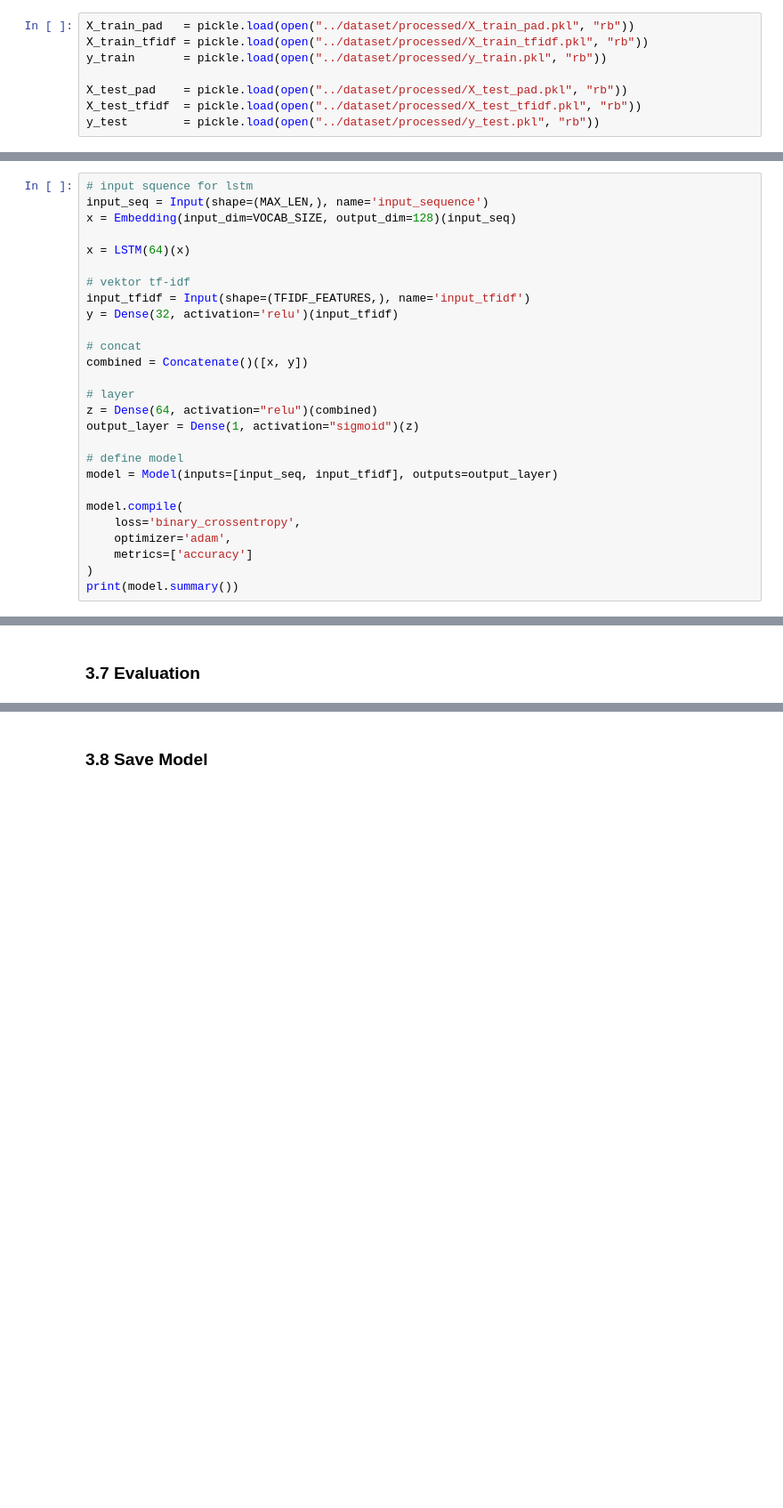
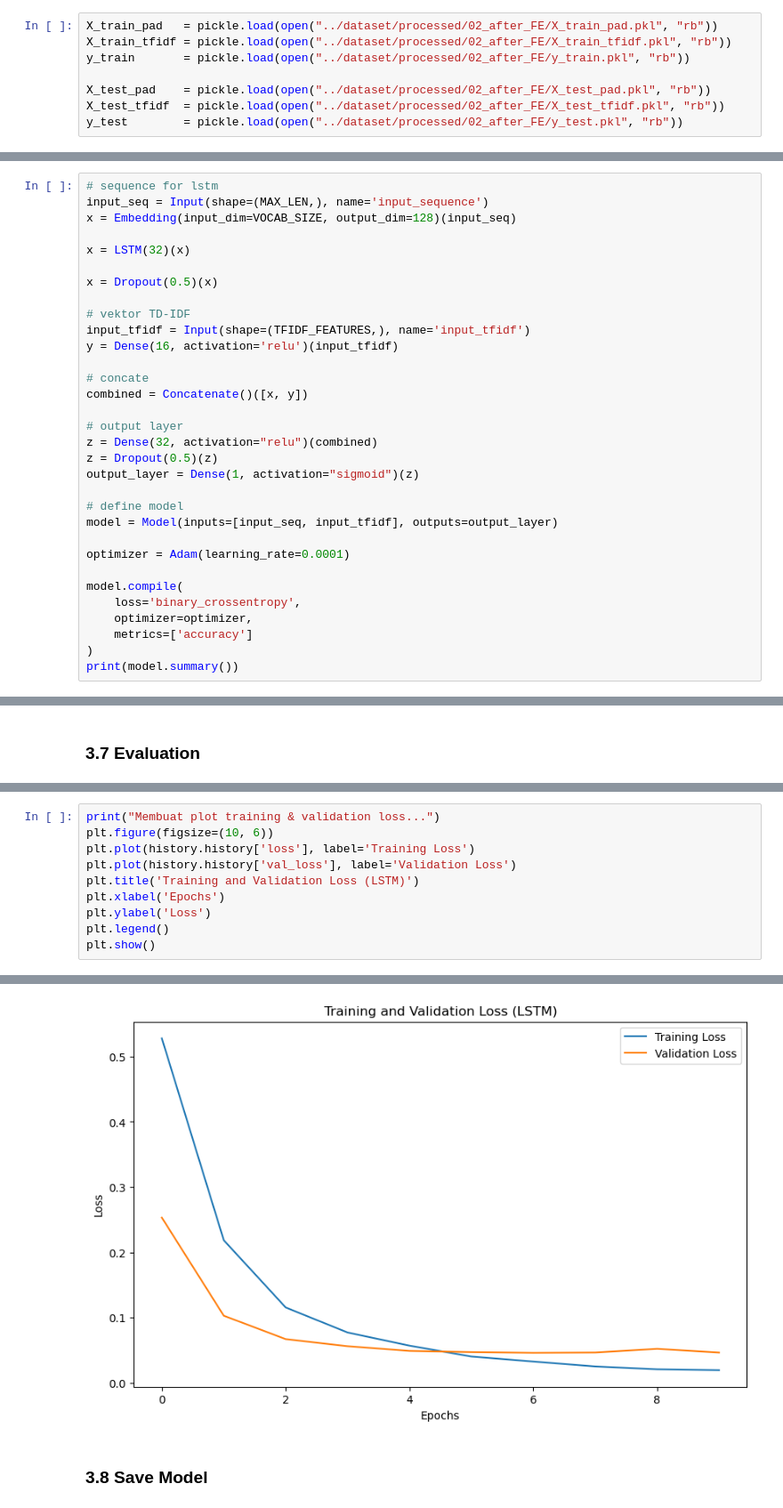
Before and after one commit to calistasalsabila/indonesian-hoax-detection-rf-rnn, a Jupyter notebook: notebook/03_modeling_tfidf_lstm.ipynb, the cells around one changed output, grey strips where cells are left out. Shown: that part at 89% size. Cells and saved outputs as stored; diff of their text form; blank space fills up the shorter version.

```diff
--- a/notebook/03_modeling_tfidf_lstm.ipynb
+++ b/notebook/03_modeling_tfidf_lstm.ipynb
@@ -19,13 +26,13 @@ MAX_LEN = 200
 # %% [markdown]
 ### 3.2 Load the Dataset
 # %%
-X_train_pad   = pickle.load(open("../dataset/processed/X_train_pad.pkl", "rb"))
-X_train_tfidf = pickle.load(open("../dataset/processed/X_train_tfidf.pkl", "rb"))
-y_train       = pickle.load(open("../dataset/processed/y_train.pkl", "rb"))
+X_train_pad   = pickle.load(open("../dataset/processed/02_after_FE/X_train_pad.pkl", "rb"))
+X_train_tfidf = pickle.load(open("../dataset/processed/02_after_FE/X_train_tfidf.pkl", "rb"))
+y_train       = pickle.load(open("../dataset/processed/02_after_FE/y_train.pkl", "rb"))
 
-X_test_pad    = pickle.load(open("../dataset/processed/X_test_pad.pkl", "rb"))
-X_test_tfidf  = pickle.load(open("../dataset/processed/X_test_tfidf.pkl", "rb"))
-y_test        = pickle.load(open("../dataset/processed/y_test.pkl", "rb"))
+X_test_pad    = pickle.load(open("../dataset/processed/02_after_FE/X_test_pad.pkl", "rb"))
+X_test_tfidf  = pickle.load(open("../dataset/processed/02_after_FE/X_test_tfidf.pkl", "rb"))
+y_test        = pickle.load(open("../dataset/processed/02_after_FE/y_test.pkl", "rb"))
 # %% [markdown]
 ### 3.3 Check Array Dimension
 # %%
@@ -41,29 +48,34 @@ Shape y_test: (632,)
 # %% [markdown]
 ### 3.4 Build LSTM Model with TF-IDF
 # %%
-# input squence for lstm
+# sequence for lstm
 input_seq = Input(shape=(MAX_LEN,), name='input_sequence')
 x = Embedding(input_dim=VOCAB_SIZE, output_dim=128)(input_seq)
 
-x = LSTM(64)(x)
+x = LSTM(32)(x)
 
-# vektor tf-idf
+x = Dropout(0.5)(x)
+
+# vektor TD-IDF
 input_tfidf = Input(shape=(TFIDF_FEATURES,), name='input_tfidf')
-y = Dense(32, activation='relu')(input_tfidf)
+y = Dense(16, activation='relu')(input_tfidf)
 
-# concat
+# concate
 combined = Concatenate()([x, y])
 
-# layer
-z = Dense(64, activation="relu")(combined)
+# output layer
+z = Dense(32, activation="relu")(combined)
+z = Dropout(0.5)(z)
 output_layer = Dense(1, activation="sigmoid")(z)
 
 # define model
 model = Model(inputs=[input_seq, input_tfidf], outputs=output_layer)
 
+optimizer = Adam(learning_rate=0.0001)
+
 model.compile(
     loss='binary_crossentropy',
-    optimizer='adam',
+    optimizer=optimizer,
     metrics=['accuracy']
 )
 print(model.summary())
@@ -135,0 +153,11 @@ Akurasi Test (LSTM + TF-IDF): 0.9668
+# %%
+print("Membuat plot training & validation loss...")
+plt.figure(figsize=(10, 6))
+plt.plot(history.history['loss'], label='Training Loss')
+plt.plot(history.history['val_loss'], label='Validation Loss')
+plt.title('Training and Validation Loss (LSTM)')
+plt.xlabel('Epochs')
+plt.ylabel('Loss')
+plt.legend()
+plt.show()
+# %% [output]
@@ -136,3 +165,4 @@ Akurasi Test (LSTM + TF-IDF): 0.9668
+[figure, added]
 # %% [markdown]
 ### 3.8 Save Model
 # %%
```
Also changed, not shown: parts of 8 cells of this notebook, 17 other files.
